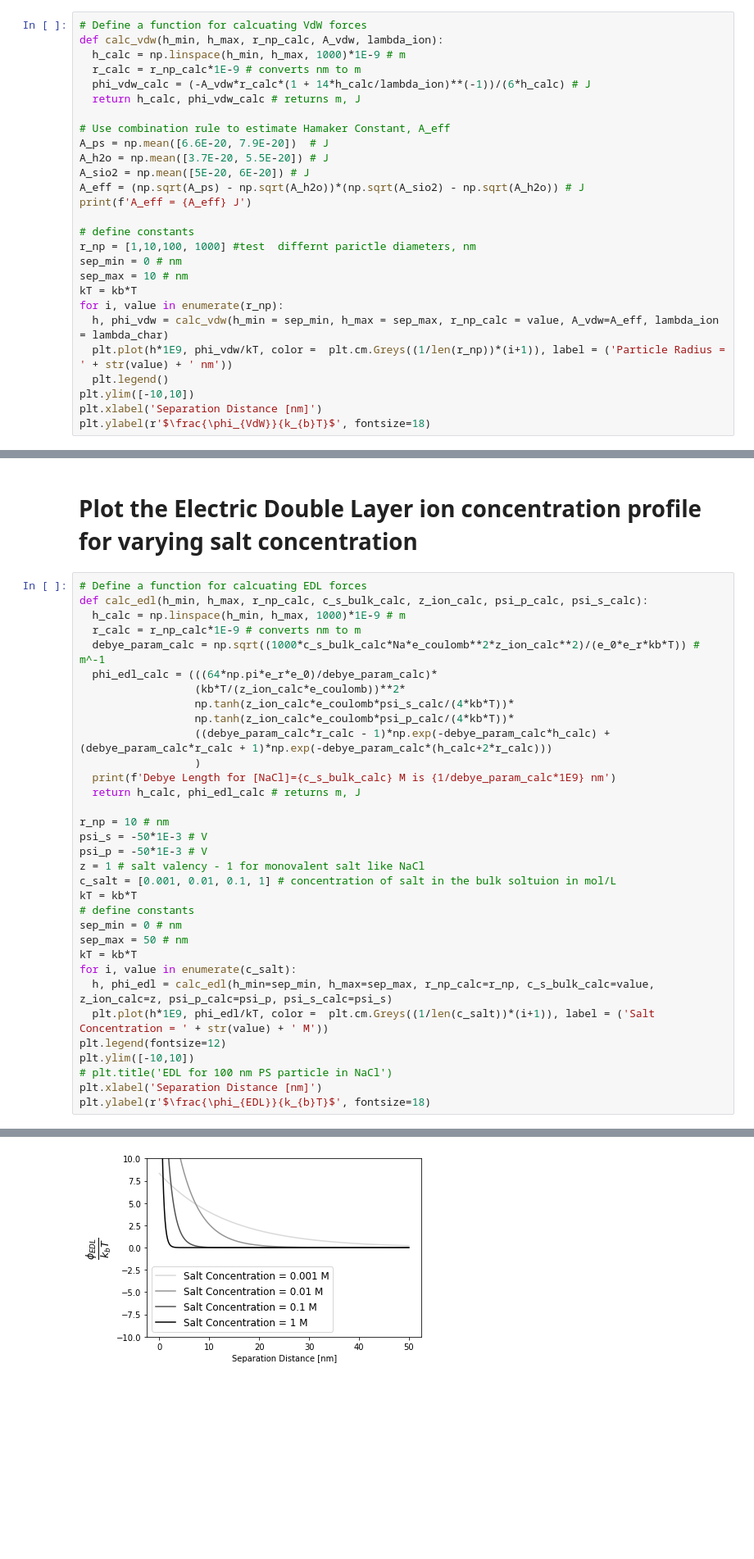
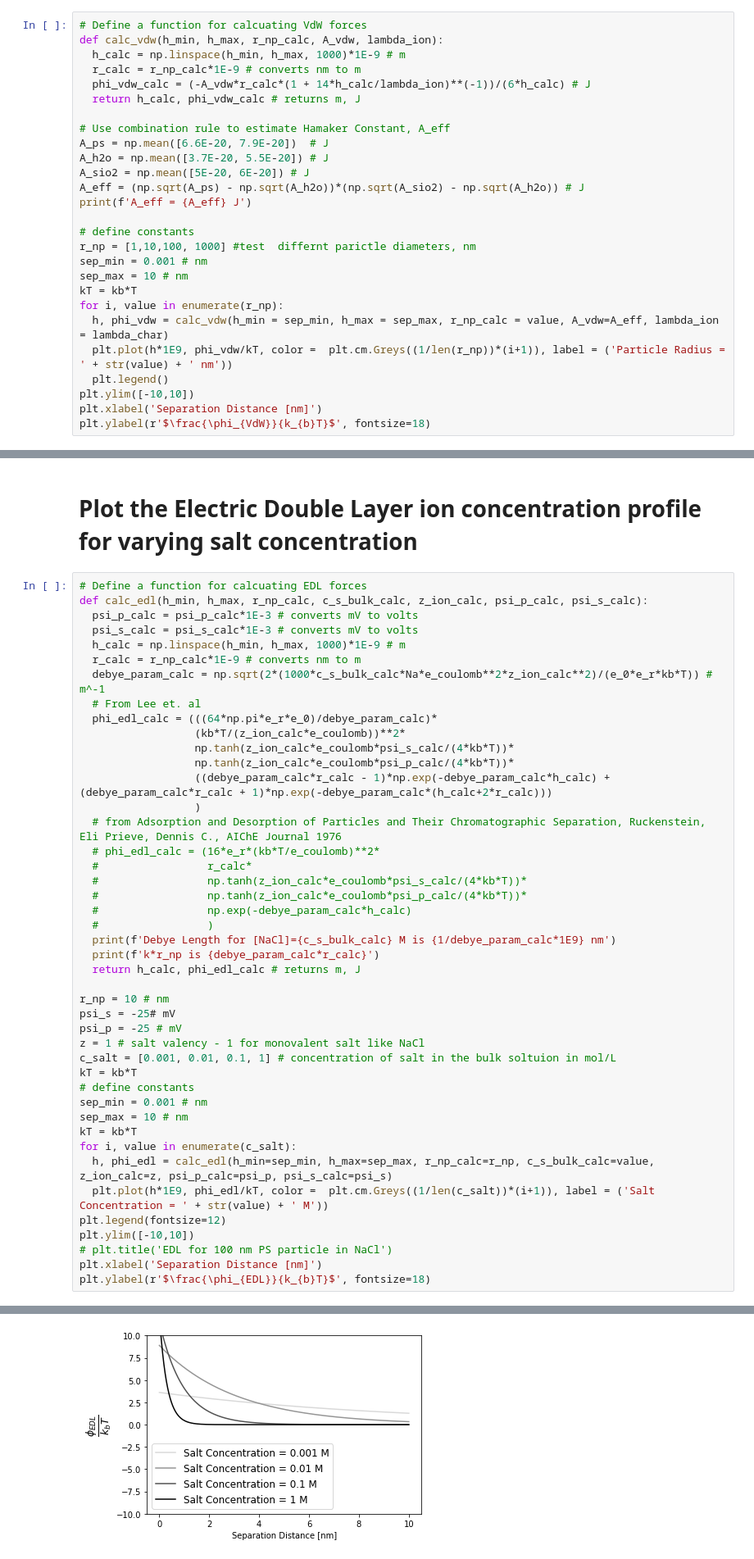
Before and after one commit to mikeboyle321/Macromolecular_Engineering_Nanoparticle_Transport, a Jupyter notebook: Worked_Example_DLVO.ipynb, the cells around one changed output, grey strips where cells are left out. Shown at 82% size. Drawn from its saved outputs; the diff is of its cells as text; blank space fills up the shorter version.

```diff
--- a/Worked_Example_DLVO.ipynb
+++ b/Worked_Example_DLVO.ipynb
@@ -53,7 +53,7 @@ print(f'A_eff = {A_eff} J')
 
 # define constants
 r_np = [1,10,100, 1000] #test  differnt parictle diameters, nm
-sep_min = 0 # nm
+sep_min = 0.001 # nm
 sep_max = 10 # nm
 kT = kb*T
 for i, value in enumerate(r_np):
@@ -72,27 +72,38 @@ Text(0, 0.5, '$\\frac{\\phi_{VdW}}{k_{b}T}$')
 # %%
 # Define a function for calcuating EDL forces
 def calc_edl(h_min, h_max, r_np_calc, c_s_bulk_calc, z_ion_calc, psi_p_calc, psi_s_calc):
+  psi_p_calc = psi_p_calc*1E-3 # converts mV to volts
+  psi_s_calc = psi_s_calc*1E-3 # converts mV to volts
   h_calc = np.linspace(h_min, h_max, 1000)*1E-9 # m
   r_calc = r_np_calc*1E-9 # converts nm to m
-  debye_param_calc = np.sqrt((1000*c_s_bulk_calc*Na*e_coulomb**2*z_ion_calc**2)/(e_0*e_r*kb*T)) # m^-1
+  debye_param_calc = np.sqrt(2*(1000*c_s_bulk_calc*Na*e_coulomb**2*z_ion_calc**2)/(e_0*e_r*kb*T)) # m^-1
+  # From Lee et. al
   phi_edl_calc = (((64*np.pi*e_r*e_0)/debye_param_calc)*
                   (kb*T/(z_ion_calc*e_coulomb))**2*
                   np.tanh(z_ion_calc*e_coulomb*psi_s_calc/(4*kb*T))*
                   np.tanh(z_ion_calc*e_coulomb*psi_p_calc/(4*kb*T))*
                   ((debye_param_calc*r_calc - 1)*np.exp(-debye_param_calc*h_calc) + (debye_param_calc*r_calc + 1)*np.exp(-debye_param_calc*(h_calc+2*r_calc)))
                   )
+  # from Adsorption and Desorption of Particles and Their Chromatographic Separation, Ruckenstein, Eli Prieve, Dennis C., AIChE Journal 1976
+  # phi_edl_calc = (16*e_r*(kb*T/e_coulomb)**2*
+  #                 r_calc*
+  #                 np.tanh(z_ion_calc*e_coulomb*psi_s_calc/(4*kb*T))*
+  #                 np.tanh(z_ion_calc*e_coulomb*psi_p_calc/(4*kb*T))*
+  #                 np.exp(-debye_param_calc*h_calc)
+  #                 )
   print(f'Debye Length for [NaCl]={c_s_bulk_calc} M is {1/debye_param_calc*1E9} nm')
+  print(f'k*r_np is {debye_param_calc*r_calc}')
   return h_calc, phi_edl_calc # returns m, J
 
 r_np = 10 # nm
-psi_s = -50*1E-3 # V
-psi_p = -50*1E-3 # V
+psi_s = -25# mV
+psi_p = -25 # mV
 z = 1 # salt valency - 1 for monovalent salt like NaCl
 c_salt = [0.001, 0.01, 0.1, 1] # concentration of salt in the bulk soltuion in mol/L
 kT = kb*T
 # define constants
-sep_min = 0 # nm
-sep_max = 50 # nm
+sep_min = 0.001 # nm
+sep_max = 10 # nm
 kT = kb*T
 for i, value in enumerate(c_salt):
   h, phi_edl = calc_edl(h_min=sep_min, h_max=sep_max, r_np_calc=r_np, c_s_bulk_calc=value, z_ion_calc=z, psi_p_calc=psi_p, psi_s_calc=psi_s)
@@ -110,3 +125,3 @@ Debye Length for [NaCl]=1 M is 0.429834553933944 nm
 Text(0, 0.5, '$\\frac{\\phi_{EDL}}{k_{b}T}$')
-[figure, old version]
+[figure, new version]
 # %% [markdown]
```
Also changed, not shown: parts of 8 cells of this notebook.
